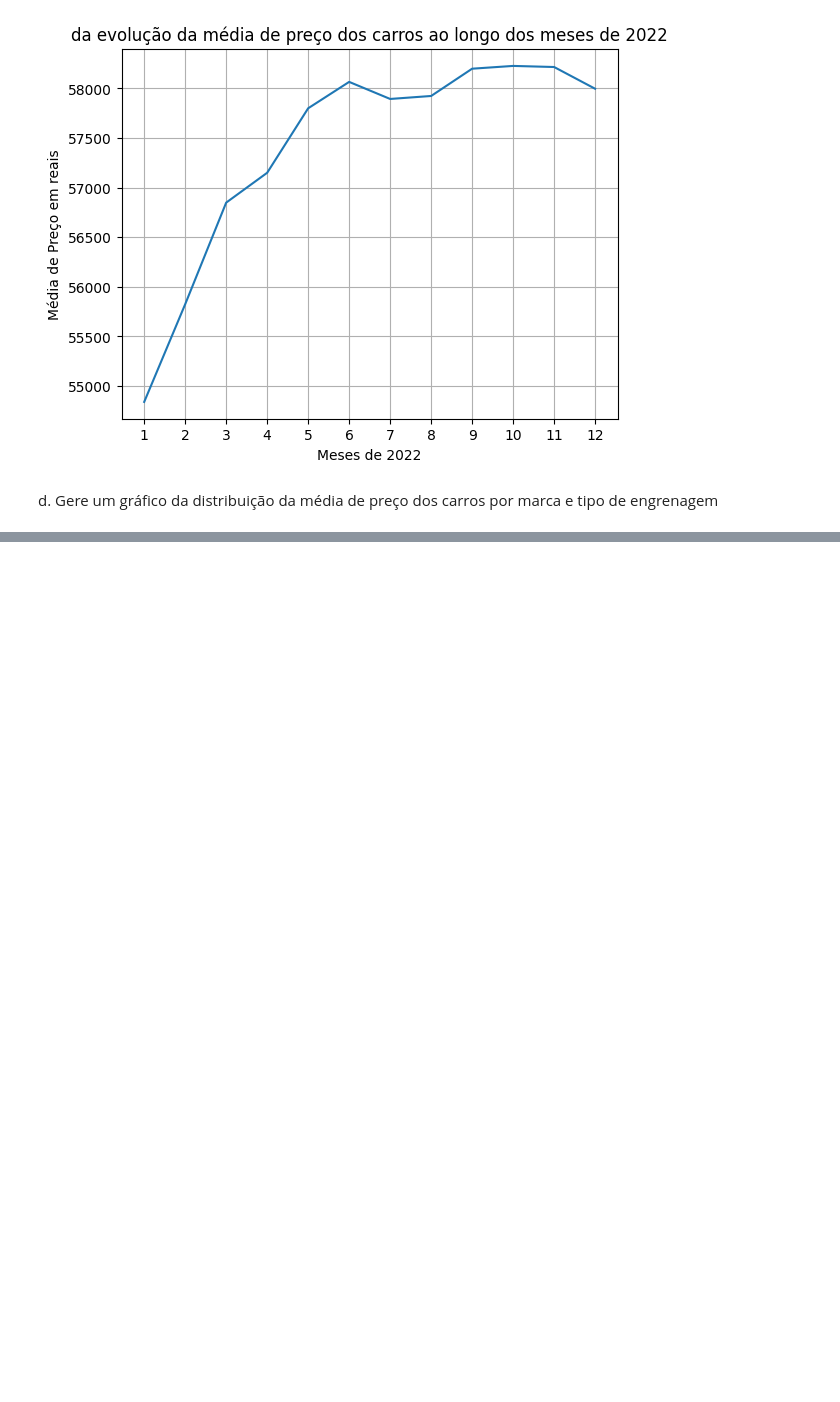
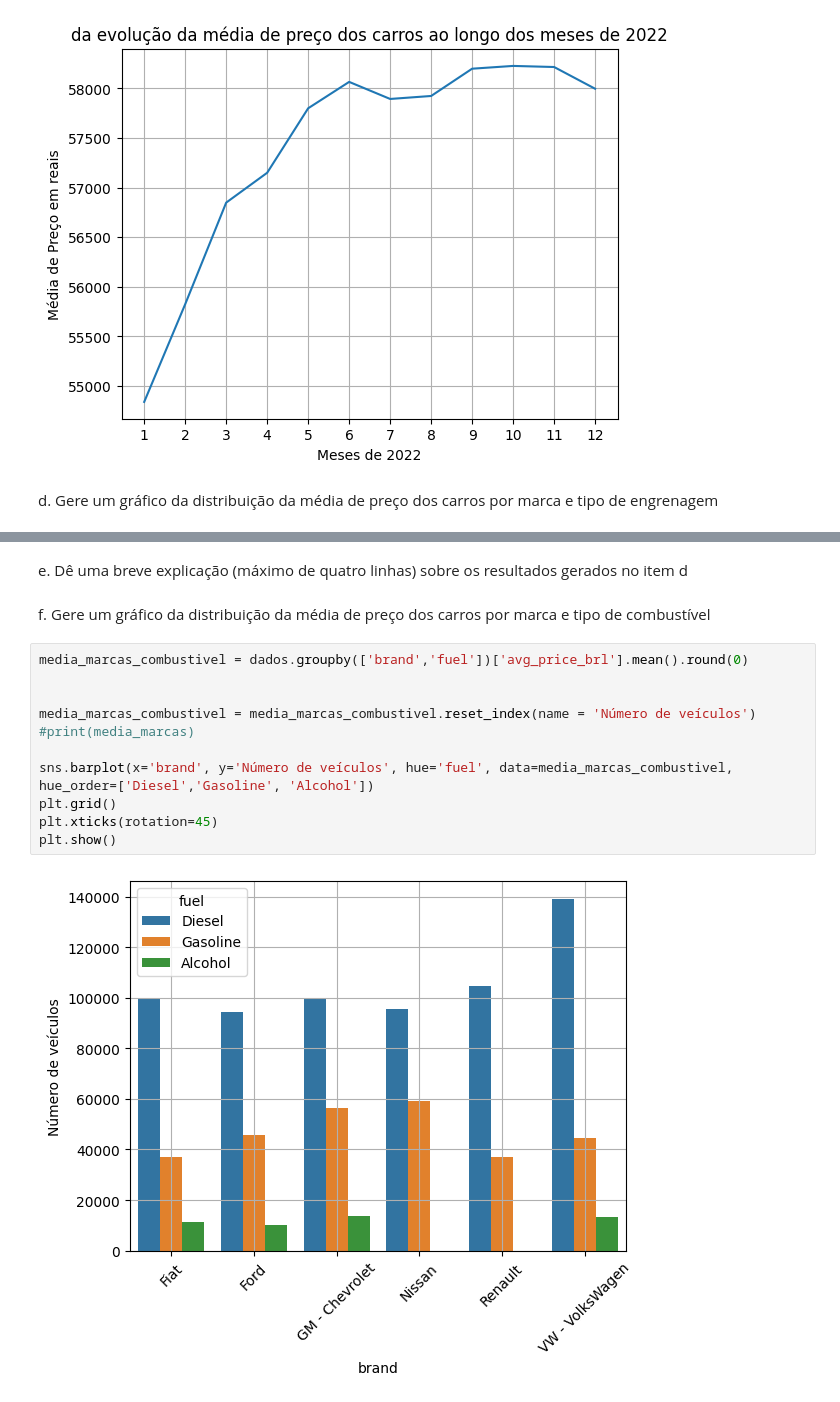
Before and after one commit to Equipe16-IAA/IAA002-TrabalhoFinal, a Jupyter notebook: IAA002 - LPA - trabalho.ipynb, the cells around one changed output, grey strips where cells are left out. Saved outputs shown, nothing was run; the diff lists cells and outputs as text; blank space fills up the shorter version.

```diff
--- a/IAA002 - LPA - trabalho.ipynb
+++ b/IAA002 - LPA - trabalho.ipynb
@@ -251,0 +254,18 @@ plt.show()
+# %% [markdown]
+e. Dê uma breve explicação (máximo de quatro linhas) sobre os resultados gerados no
+item d
+# %% [markdown]
+f. Gere um gráfico da distribuição da média de preço dos carros por marca e tipo de combustível
+# %%
+media_marcas_combustivel = dados.groupby(['brand','fuel'])['avg_price_brl'].mean().round(0)
+
+
+media_marcas_combustivel = media_marcas_combustivel.reset_index(name = 'Número de veículos')
+#print(media_marcas)
+
+sns.barplot(x='brand', y='Número de veículos', hue='fuel', data=media_marcas_combustivel, hue_order=['Diesel','Gasoline', 'Alcohol'])
+plt.grid()
+plt.xticks(rotation=45)
+plt.show()
+# %% [output]
+[figure, added]
```
Also changed, not shown: parts of 28 cells of this notebook, 1 other file.
